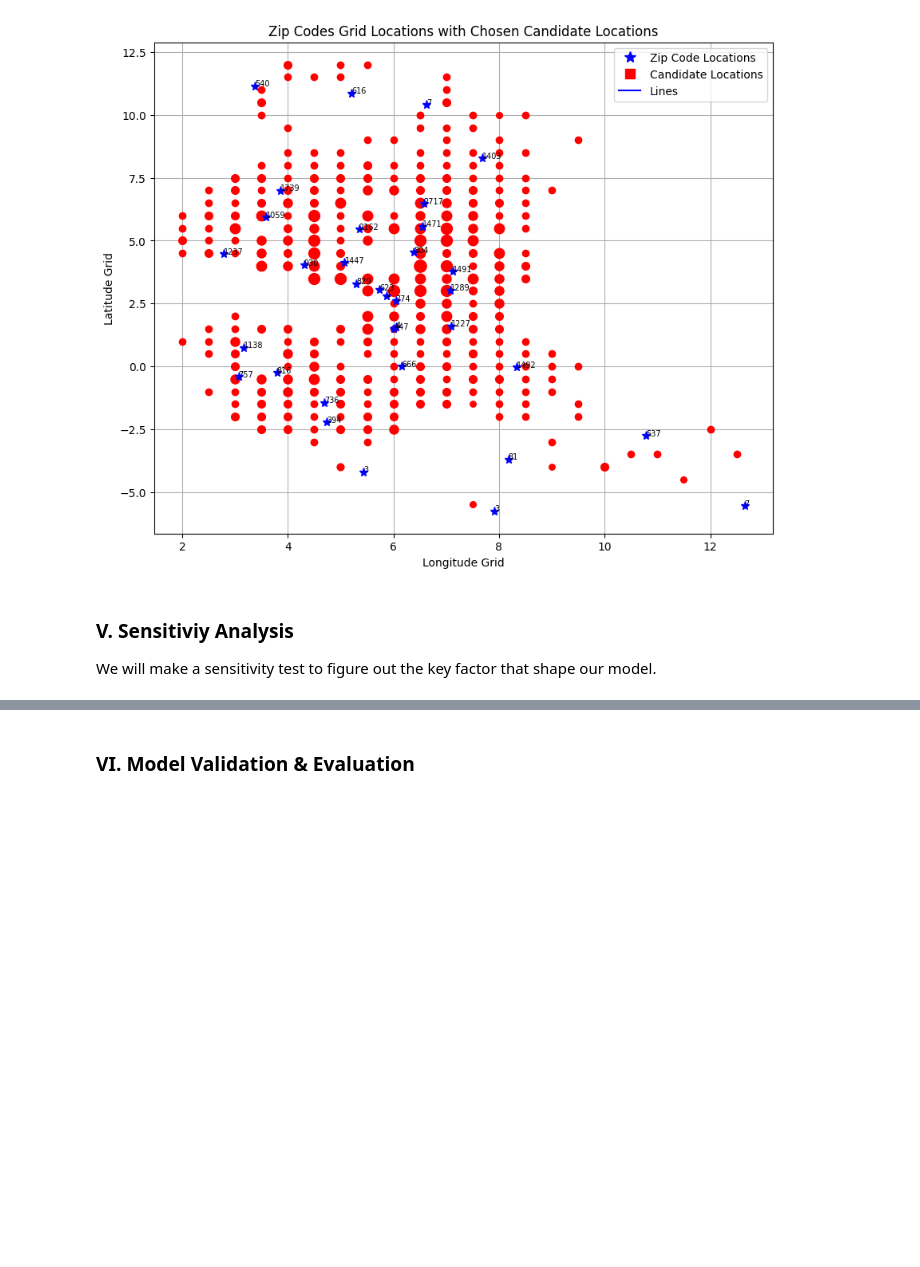
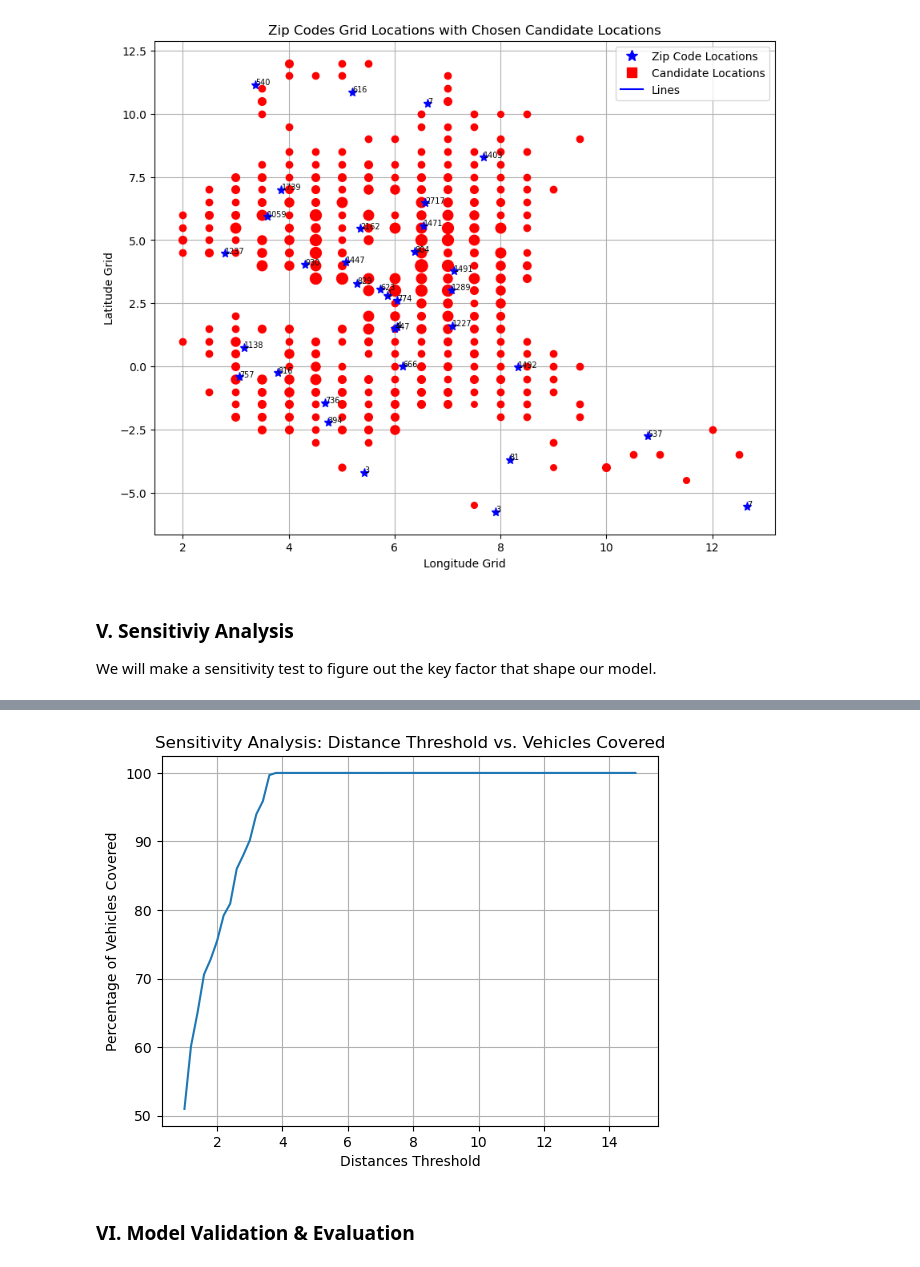
Before and after one commit to lqminhhh/Charging-Location-Optimization, a Jupyter notebook: Final.ipynb, the cells around one changed output, grey strips where cells are left out. Saved outputs shown, nothing was run; the diff lists cells and outputs as text; code cells hidden in the pictures; blank space fills up the shorter version.

Commit message:
sensitivity analysis

```diff
--- a/Final.ipynb
+++ b/Final.ipynb
@@ -496,48 +496,59 @@ plt.show()
 # List to store the objective values for different supply capacities
 coverage_values = []
 
-# Define a range of supply capacities for each station
-num_locations_range = range(1, 451)  # Vary from 1 to 450 stations
+# Define a range of maximum distances
+threshold_range = np.round(np.arange(1, 15, 0.2), 10)  # Vary from 1 to 15 with a step size of 0.2
 
 # Data
 n = postal_code_counts.set_index('Postal Code')['Count'].to_dict()
 
-for num_locations in num_locations_range:
+for threshold in threshold_range:
+    distances_filtered = maximum_dist_thres(threshold)
+
+    # restrict the distance to be within a certain threshold and store it into a new set
+    ck = []
+    cand = {}
+    for i, j in distances_filtered.keys():
+        ck.append((i, j))
+        cand[j] = candidate_grid_locations[j]
+
     # Model creation
     model3 = gp.Model("Station Cover")
     model3.Params.LogToConsole = 0  # Suppress noisy output
 
     # Variables
     C3 = model3.addVars(cand.keys(), vtype=GRB.BINARY, name="c")
     X_var3 = model3.addVars(ck, lb=0.0, ub=1.0, vtype=GRB.CONTINUOUS, name="x")
     N3 =  model3.addVars(cand.keys(), vtype = GRB.INTEGER, lb = 0, ub = 80,  name = "N")
     # Objective
     model3.setObjective(gp.quicksum(X_var3[i, j] * n[i] for i, j in ck), GRB.MAXIMIZE)
 
     # Constraints
     model3.addConstrs(gp.quicksum(X_var3[i, j] for j in cand.keys() if (i, j) in ck) <= 1 for i in grid_locations.keys())
     model3.addConstrs(gp.quicksum(n[i] * X_var3[i, j] for i in grid_locations.keys() if (i, j) in ck) == N3[j] for j in cand.keys())
-    model3.addConstr(gp.quicksum(C3[j] for j in cand.keys()) <= num_locations)
+    model3.addConstr(gp.quicksum(C3[j] for j in cand.keys()) <= 450)
     model3.addConstrs(X_var3[i, j] <= C3[j] for i, j in ck)
     model3.addConstrs(N3[j] >= 20 * C3[j] for j in cand.keys())
 
     # Optimize model
     model3.optimize()
 
     # Store the objective value
     if model3.status == GRB.OPTIMAL:
         # Compute the percentage of vehicles that the optimal solution can cover
         coverage_values.append(model3.ObjVal/len(df_seattle)*100)
     else:
         coverage_values.append(0)  # If no optimal solution found, store 0
 
 # Plot the sensitivity analysis results
-plt.plot(num_locations_range, coverage_values)
-plt.xlabel('Number of locations')
+plt.plot(threshold_range, coverage_values)
+plt.xlabel('Distances Threshold')
 plt.ylabel('Percentage of Vehicles Covered')
-plt.title('Sensitivity Analysis: Number of Stations vs. Vehicles Covered')
+plt.title('Sensitivity Analysis: Distance Threshold vs. Vehicles Covered')
 plt.grid(True)
 plt.show()
+# %% [output]
+[figure, added]
 # %% [markdown]
 ### VI. Model Validation & Evaluation
 # %% [markdown]
```
Also changed, not shown: parts of 3 cells of this notebook.
